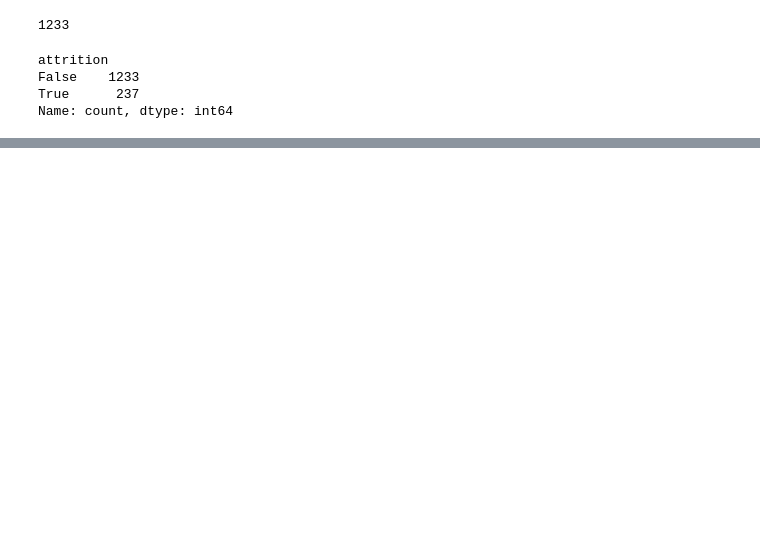
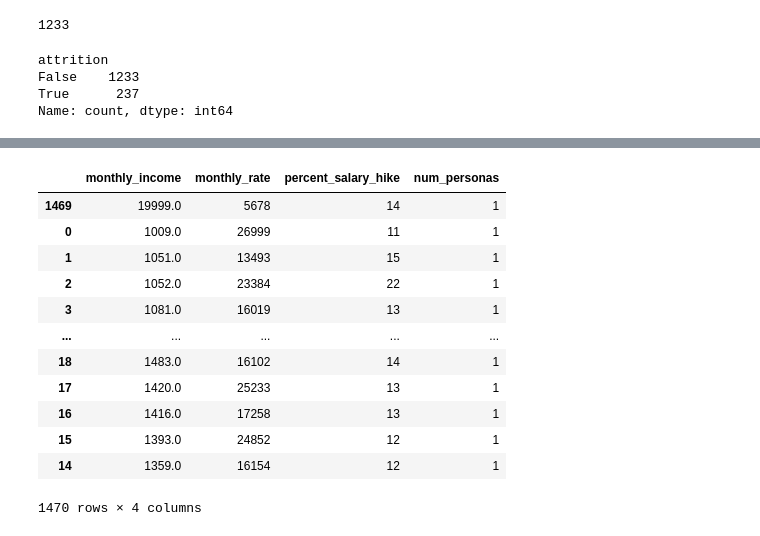
Before and after one commit to eva5ferrer/project-da-promo-63-modulo-3-team-1, a Jupyter notebook: fase1-2-EDA-transformacion.ipynb, the cells around one changed output, grey strips where cells are left out. Cells and saved outputs as stored; diff of their text form; code cells hidden in the pictures; blank space fills up the shorter version.

```diff
--- a/fase1-2-EDA-transformacion.ipynb
+++ b/fase1-2-EDA-transformacion.ipynb
@@ -917,0 +956,18 @@ df_hr_attrition_no.to_csv("clean-data/df_hr_attrition_no.csv",index=False)
+# %%
+df_hr.groupby(
+    ["monthly_income", "monthly_rate", "percent_salary_hike"]
+).size().reset_index(name="num_personas").sort_values(by="num_personas", ascending=False)
+# %% [output]
+|  | monthly_income | monthly_rate | percent_salary_hike | num_personas |
+| 1469 | 19999.0 | 5678 | 14 | 1 |
+| 0 | 1009.0 | 26999 | 11 | 1 |
+| 1 | 1051.0 | 13493 | 15 | 1 |
+| 2 | 1052.0 | 23384 | 22 | 1 |
+| 3 | 1081.0 | 16019 | 13 | 1 |
+| ... | ... | ... | ... | ... |
+| 18 | 1483.0 | 16102 | 14 | 1 |
+| 17 | 1420.0 | 25233 | 13 | 1 |
+| 16 | 1416.0 | 17258 | 13 | 1 |
+| 15 | 1393.0 | 24852 | 12 | 1 |
+| 14 | 1359.0 | 16154 | 12 | 1 |
+1470 rows × 4 columns
```
Also changed, not shown: parts of 7 cells of this notebook, 5 other files.
